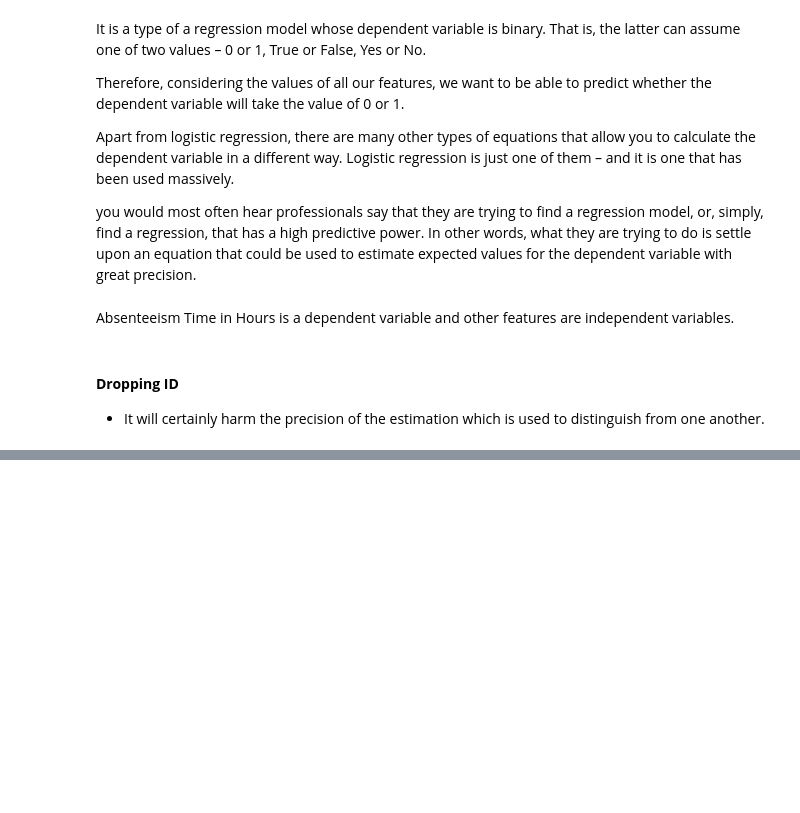
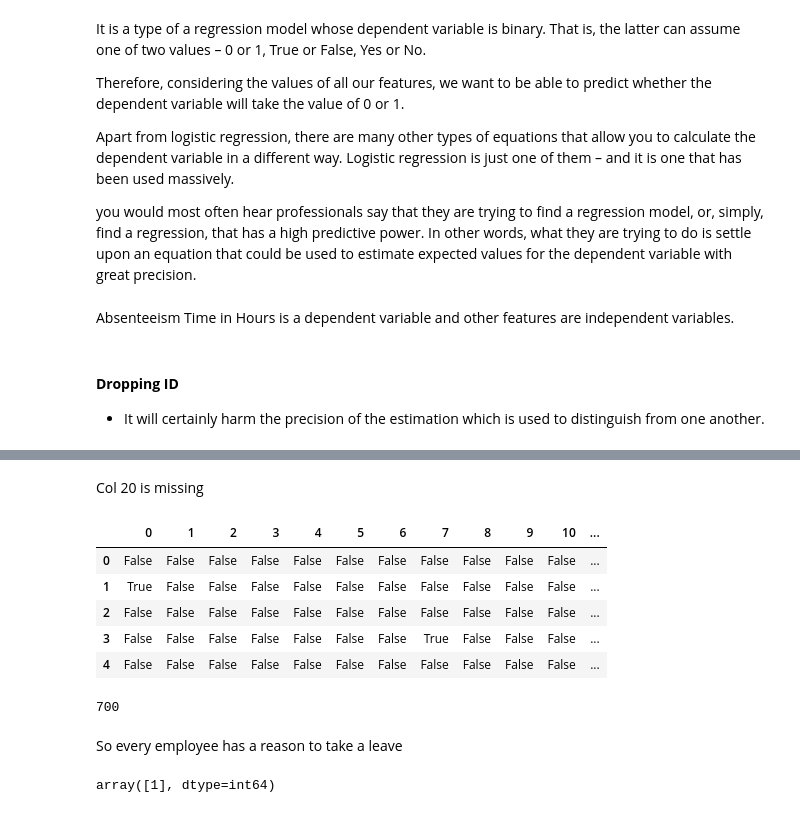
Before and after one commit to mohithsaran/Project-using-Python-SQL-Tableau, a Jupyter notebook: absenteeism.ipynb, the cells around one changed output, grey strips where cells are left out. Drawn from its saved outputs; the diff is of its cells as text; code cells hidden in the pictures; blank space fills up the shorter version.

```diff
--- a/absenteeism.ipynb
+++ b/absenteeism.ipynb
@@ -84,0 +182,22 @@ df.head()
+# %% [markdown]
+Col 20 is missing
+# %%
+reason_col['check']=reason_col.sum(axis=1)
+reason_col.head()
+# %% [output]
+|  | 0 | 1 | 2 | 3 | 4 | 5 | 6 | 7 | 8 | 9 | 10 | ... |
+| 0 | False | False | False | False | False | False | False | False | False | False | False | ... |
+| 1 | True | False | False | False | False | False | False | False | False | False | False | ... |
+| 2 | False | False | False | False | False | False | False | False | False | False | False | ... |
+| 3 | False | False | False | False | False | False | False | True | False | False | False | ... |
+| 4 | False | False | False | False | False | False | False | False | False | False | False | ... |
+# %%
+reason_col['check'].sum(axis=0)
+# %% [output]
+700
+# %% [markdown]
+So every employee has a reason to take a leave
+# %%
+reason_col['check'].unique()
+# %% [output]
+array([1], dtype=int64)
```
Also changed, not shown: parts of 16 cells of this notebook.
